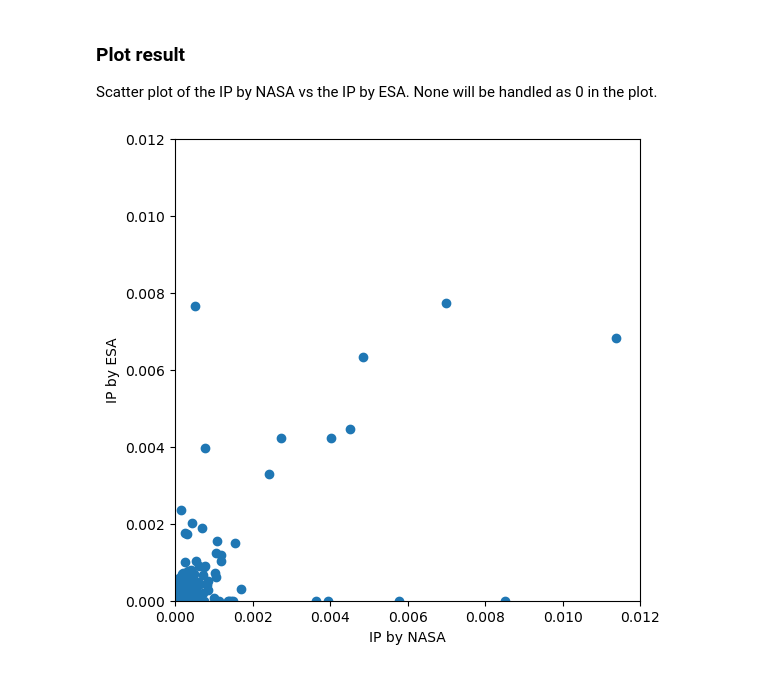
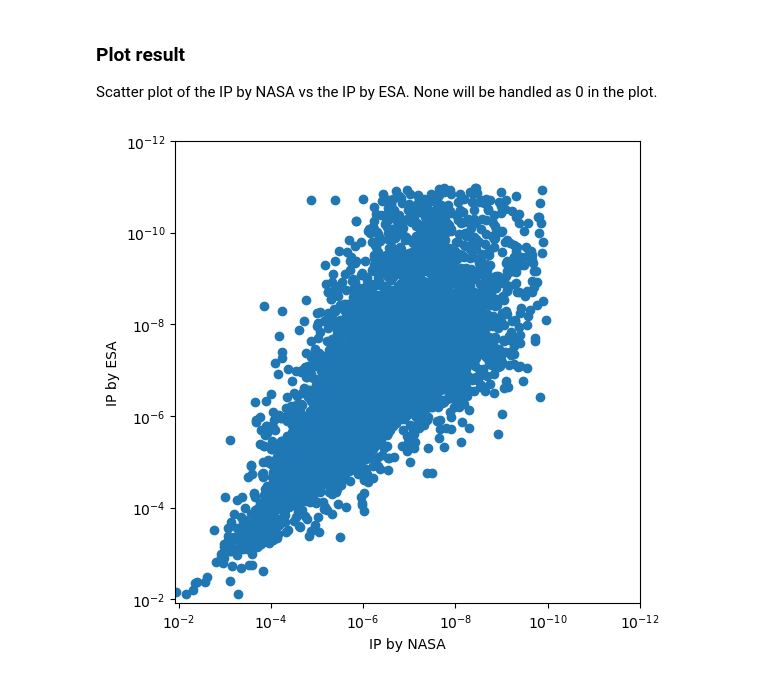
Before and after one commit to kiyo-astro/ASTR302_projectNEO, a Jupyter notebook: process_dataset.ipynb, the cells around one changed output. Saved outputs shown, nothing was run; the diff lists cells and outputs as text; code cells hidden in the pictures.

```diff
--- a/process_dataset.ipynb
+++ b/process_dataset.ipynb
@@ -501,10 +501,14 @@ Scatter plot of the IP by NASA vs the IP by ESA. None will be handled as 0 in th
 # %%
 plt.figure(figsize=(6,6))
 plt.scatter([0 if x is None else x for x in NASA_ESA_ip_table["ip_NASA"]],[0 if x is None else x for x in NASA_ESA_ip_table["ip_ESA"]])
 plt.xlabel("IP by NASA")
 plt.ylabel("IP by ESA")
-plt.xlim(0,0.012)
-plt.ylim(0,0.012)
+plt.xscale("log")
+plt.yscale("log")
+plt.xlim(1e-12,0.012)
+plt.ylim(1e-12,0.012)
+plt.gca().invert_xaxis()
+plt.gca().invert_yaxis()
 plt.show()
 # %% [output]
-[figure, old version]
+[figure, new version]
```
Also changed, not shown: parts of 2 cells of this notebook, 20 other files.
